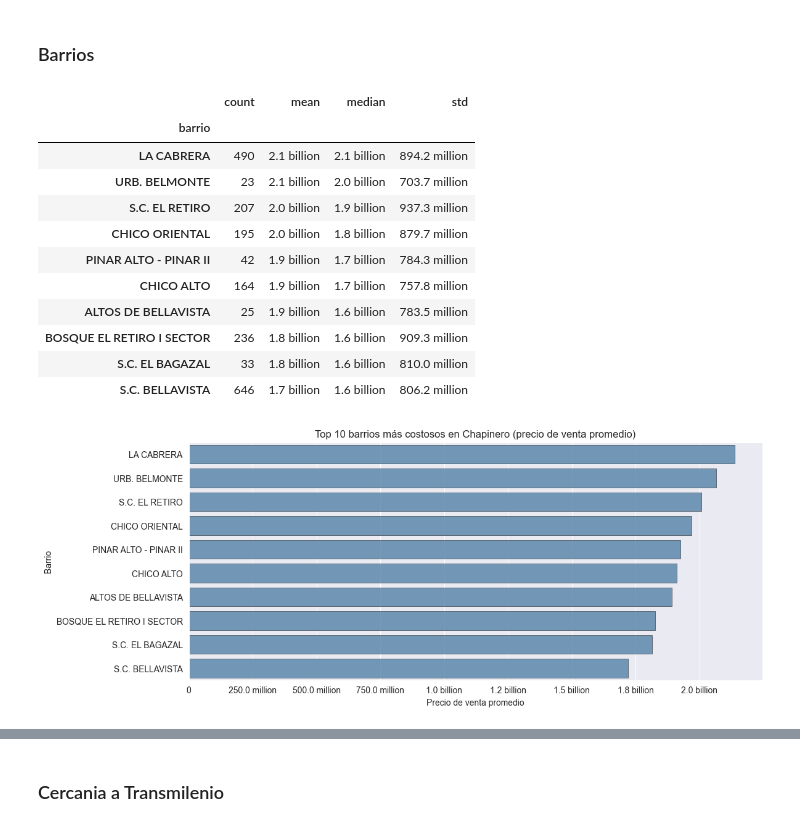
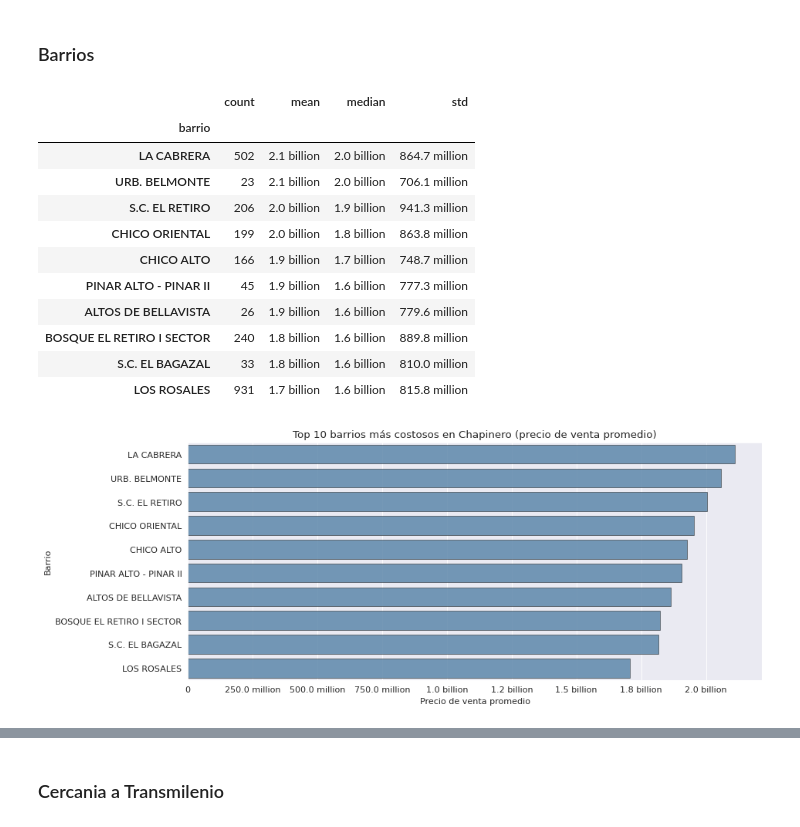
Before and after one commit to builker-col/bogota-apartments, a Jupyter notebook: notebooks/localidades/chapinero_venta.ipynb, the cells around one changed output, grey strips where cells are left out. Cells and saved outputs as stored; diff of their text form; code cells hidden in the pictures.

```diff
--- a/notebooks/localidades/chapinero_venta.ipynb
+++ b/notebooks/localidades/chapinero_venta.ipynb
@@ -10,5 +13,5 @@ sns.set_style('darkgrid')
 # %%
-apartments = pd.read_csv('../../data/processed/apartments.csv')
+apartments = pd.read_csv('../../data/processed/apartments.csv', low_memory=False)
 chapinero =  apartments[(apartments['tipo_operacion'] == 'VENTA') & (apartments['localidad'] == 'CHAPINERO') & (apartments['coords_modified'] == False)]
 chapinero = chapinero.drop(columns=['precio_arriendo'])
 chapinero.head()
@@ -88,8 +92,10 @@ Q3 = chapinero['precio_venta'].quantile(0.75)
 
 IQR = Q3 - Q1
 
-lower = Q1 - 1.5 * IQR
-upper = Q3 + 1.5 * IQR
+lower = Q1 - (1.5 * IQR)
+if lower < 0:
+    lower = Q1 - (0.5 * IQR)
+upper = Q3 + (1.5 * IQR)
 
 outliers = chapinero[(chapinero['precio_venta'] < lower) | (chapinero['precio_venta'] > upper)]
 outliers.shape
@@ -118,8 +124,8 @@ Q3 = chapinero['area'].quantile(0.75)
 
 IQR = Q3 - Q1
 
-lower = Q1 - 1.5 * IQR
-upper = Q3 + 1.5 * IQR
+lower = Q1 - (1.5 * IQR)
+upper = Q3 + (1.5 * IQR)
 
 outliers = chapinero[(chapinero['area'] < lower) | (chapinero['area'] > upper)]
 outliers.shape
@@ -401,43 +432,43 @@ top_barrios = chapinero.groupby('barrio').agg(
     mean=('precio_venta', 'mean'),
     median=('precio_venta', 'median'),
     std=('precio_venta', 'std'),
-).sort_values('mean', ascending=False)
+)
 
 # escoger los que tienen más de 20 registros para que sea más representativo
-top_barrios = top_barrios[top_barrios['count'] > 22].head(10)
-top_barrios.applymap(lambda x: humanize.intword(x))
+top_barrios_mean = top_barrios[top_barrios['count'] > 22].sort_values('mean', ascending=False).head(10)
+top_barrios_mean.applymap(lambda x: humanize.intword(x))
 # %% [output]
 |  | count | mean | median | std |
 | barrio |  |  |  |  |
-| LA CABRERA | 490 | 2.1 billion | 2.1 billion | 894.2 million |
-| URB. BELMONTE | 23 | 2.1 billion | 2.0 billion | 703.7 million |
-| S.C. EL RETIRO | 207 | 2.0 billion | 1.9 billion | 937.3 million |
-| CHICO ORIENTAL | 195 | 2.0 billion | 1.8 billion | 879.7 million |
-| PINAR ALTO - PINAR II | 42 | 1.9 billion | 1.7 billion | 784.3 million |
-| CHICO ALTO | 164 | 1.9 billion | 1.7 billion | 757.8 million |
-| ALTOS DE BELLAVISTA | 25 | 1.9 billion | 1.6 billion | 783.5 million |
-| BOSQUE EL RETIRO I SECTOR | 236 | 1.8 billion | 1.6 billion | 909.3 million |
+| LA CABRERA | 502 | 2.1 billion | 2.0 billion | 864.7 million |
+| URB. BELMONTE | 23 | 2.1 billion | 2.0 billion | 706.1 million |
+| S.C. EL RETIRO | 206 | 2.0 billion | 1.9 billion | 941.3 million |
+| CHICO ORIENTAL | 199 | 2.0 billion | 1.8 billion | 863.8 million |
+| CHICO ALTO | 166 | 1.9 billion | 1.7 billion | 748.7 million |
+| PINAR ALTO - PINAR II | 45 | 1.9 billion | 1.6 billion | 777.3 million |
+| ALTOS DE BELLAVISTA | 26 | 1.9 billion | 1.6 billion | 779.6 million |
+| BOSQUE EL RETIRO I SECTOR | 240 | 1.8 billion | 1.6 billion | 889.8 million |
 | S.C. EL BAGAZAL | 33 | 1.8 billion | 1.6 billion | 810.0 million |
-| S.C. BELLAVISTA | 646 | 1.7 billion | 1.6 billion | 806.2 million |
+| LOS ROSALES | 931 | 1.7 billion | 1.6 billion | 815.8 million |
 # %%
 plt.figure(figsize=(12, 5))
 
 sns.barplot(
-    top_barrios,
-    y=top_barrios.index,
+    top_barrios_mean,
+    y=top_barrios_mean.index,
     x='mean',
     color='steelblue',
     # palette='Set1',
     edgecolor='black',
-    linewidth=.4,
+    linewidth=.5,
     alpha=.8,
 )
 
 plt.title('Top 10 barrios más costosos en Chapinero (precio de venta promedio)')
 plt.xlabel('Precio de venta promedio')
 plt.ylabel('Barrio')
 plt.gca().get_xaxis().set_major_formatter(plt.FuncFormatter(format_tick_humanize))
 
 plt.show()
 # %% [output]
-[figure, old version]
+[figure, new version]
```
Also changed, not shown: parts of 64 cells of this notebook, 4 other files.
